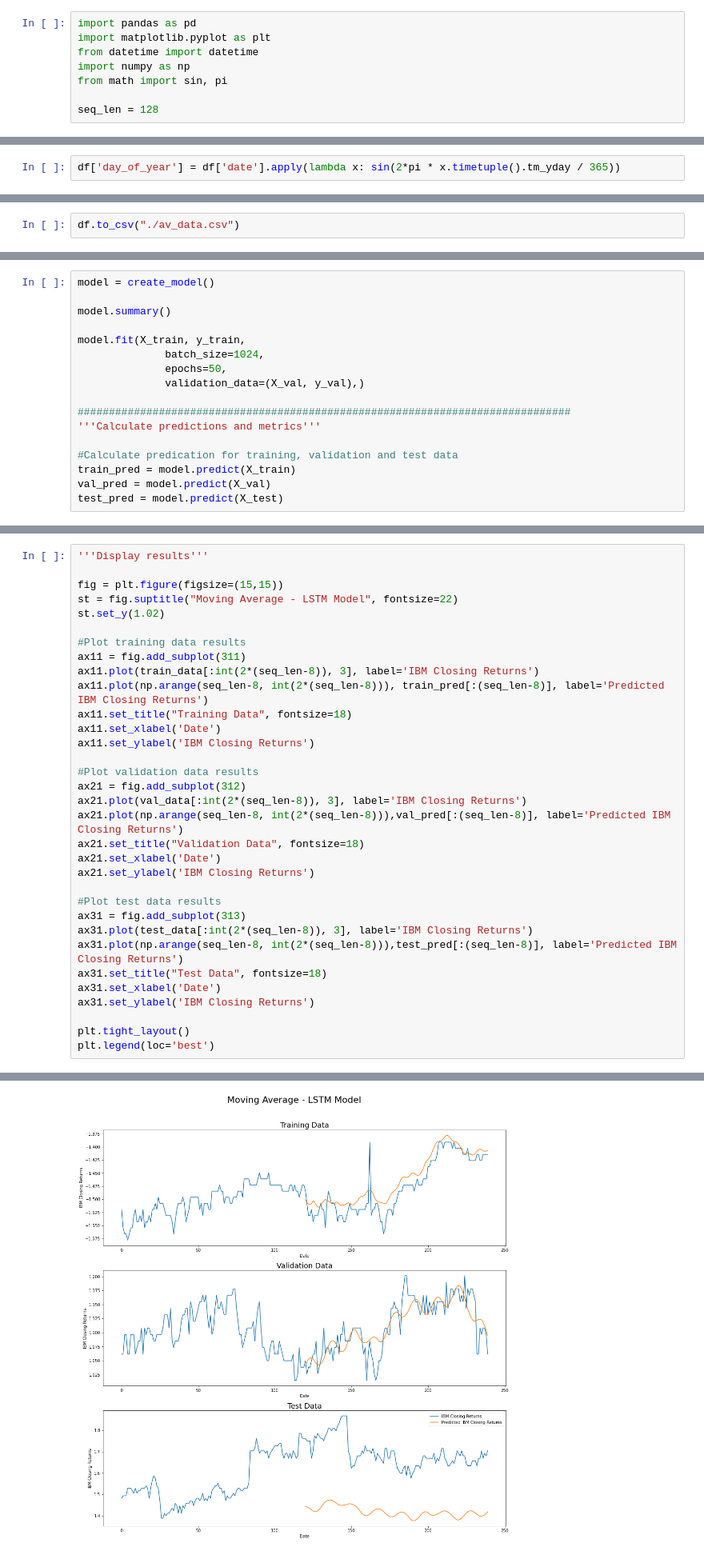
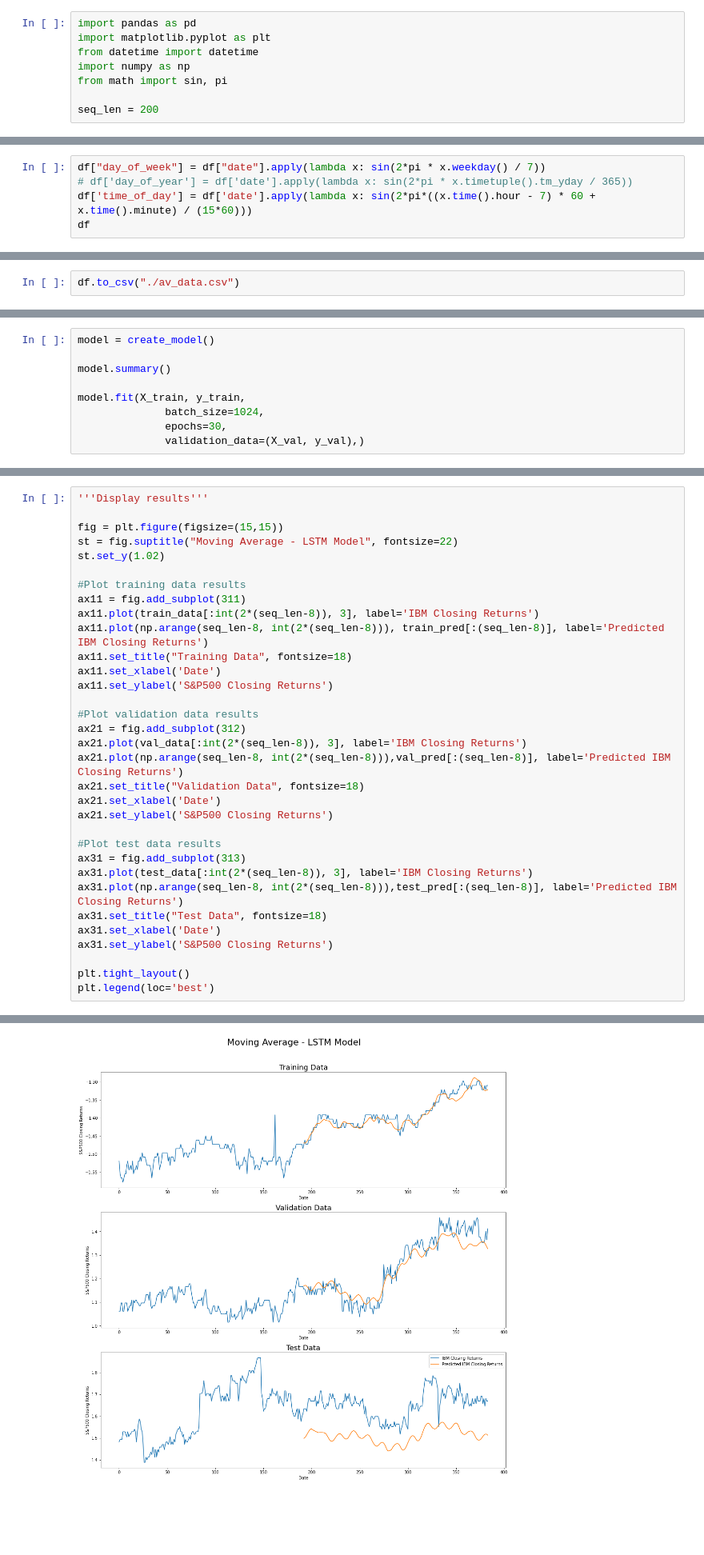
Before and after one commit to NOTfedos/neurorep, a Jupyter notebook: adv_LSTM.ipynb, the cells around one changed output, grey strips where cells are left out. Shown at 80% size. Cells and saved outputs as stored; diff of their text form; blank space fills up the shorter version.

Commit message:
200 len, day of week

```diff
--- a/adv_LSTM.ipynb
+++ b/adv_LSTM.ipynb
@@ -5,10 +5,8 @@ from datetime import datetime
 import numpy as np
 from math import sin, pi
 
-seq_len = 128
+seq_len = 200
 # %%
 df = pd.read_csv('./s&p500_3years.csv', delimiter=',')
 # Convert str to datetime in column "date"
 df["date"] = pd.Series([datetime.strptime(x[:-6], "%Y-%m-%d %H:%M:%S") for x in df["date"]])
-# %%
-df['day_of_year'] = df['date'].apply(lambda x: sin(2*pi * x.timetuple().tm_yday / 365))
@@ -34,0 +13,5 @@ df
+# %%
+df["day_of_week"] = df["date"].apply(lambda x: sin(2*pi * x.weekday() / 7))
+# df['day_of_year'] = df['date'].apply(lambda x: sin(2*pi * x.timetuple().tm_yday / 365))
+df['time_of_day'] = df['date'].apply(lambda x: sin(2*pi*((x.time().hour - 7) * 60 + x.time().minute) / (15*60)))
+df
@@ -201,14 +200,6 @@ model.summary()
 
 model.fit(X_train, y_train,
               batch_size=1024,
-              epochs=50,
+              epochs=30,
               validation_data=(X_val, y_val),)
-
-###############################################################################
-'''Calculate predictions and metrics'''
-
-#Calculate predication for training, validation and test data
-train_pred = model.predict(X_train)
-val_pred = model.predict(X_val)
-test_pred = model.predict(X_test)
 # %% [output]
@@ -258,37 +241,37 @@ Epoch 50/50
 
 fig = plt.figure(figsize=(15,15))
 st = fig.suptitle("Moving Average - LSTM Model", fontsize=22)
 st.set_y(1.02)
 
 #Plot training data results
 ax11 = fig.add_subplot(311)
 ax11.plot(train_data[:int(2*(seq_len-8)), 3], label='IBM Closing Returns')
 ax11.plot(np.arange(seq_len-8, int(2*(seq_len-8))), train_pred[:(seq_len-8)], label='Predicted IBM Closing Returns')
 ax11.set_title("Training Data", fontsize=18)
 ax11.set_xlabel('Date')
-ax11.set_ylabel('IBM Closing Returns')
+ax11.set_ylabel('S&P500 Closing Returns')
 
 #Plot validation data results
 ax21 = fig.add_subplot(312)
 ax21.plot(val_data[:int(2*(seq_len-8)), 3], label='IBM Closing Returns')
 ax21.plot(np.arange(seq_len-8, int(2*(seq_len-8))),val_pred[:(seq_len-8)], label='Predicted IBM Closing Returns')
 ax21.set_title("Validation Data", fontsize=18)
 ax21.set_xlabel('Date')
-ax21.set_ylabel('IBM Closing Returns')
+ax21.set_ylabel('S&P500 Closing Returns')
 
 #Plot test data results
 ax31 = fig.add_subplot(313)
 ax31.plot(test_data[:int(2*(seq_len-8)), 3], label='IBM Closing Returns')
 ax31.plot(np.arange(seq_len-8, int(2*(seq_len-8))),test_pred[:(seq_len-8)], label='Predicted IBM Closing Returns')
 ax31.set_title("Test Data", fontsize=18)
 ax31.set_xlabel('Date')
-ax31.set_ylabel('IBM Closing Returns')
+ax31.set_ylabel('S&P500 Closing Returns')
 
 plt.tight_layout()
 plt.legend(loc='best')
 # %% [output]
 <matplotlib.legend.Legend at 0x...>
-[figure, old version]
+[figure, new version]
 # %%
 model.fit(X_train, y_train,
               batch_size=1024,
```
Also changed, not shown: parts of 17 cells of this notebook, 1 other file.
